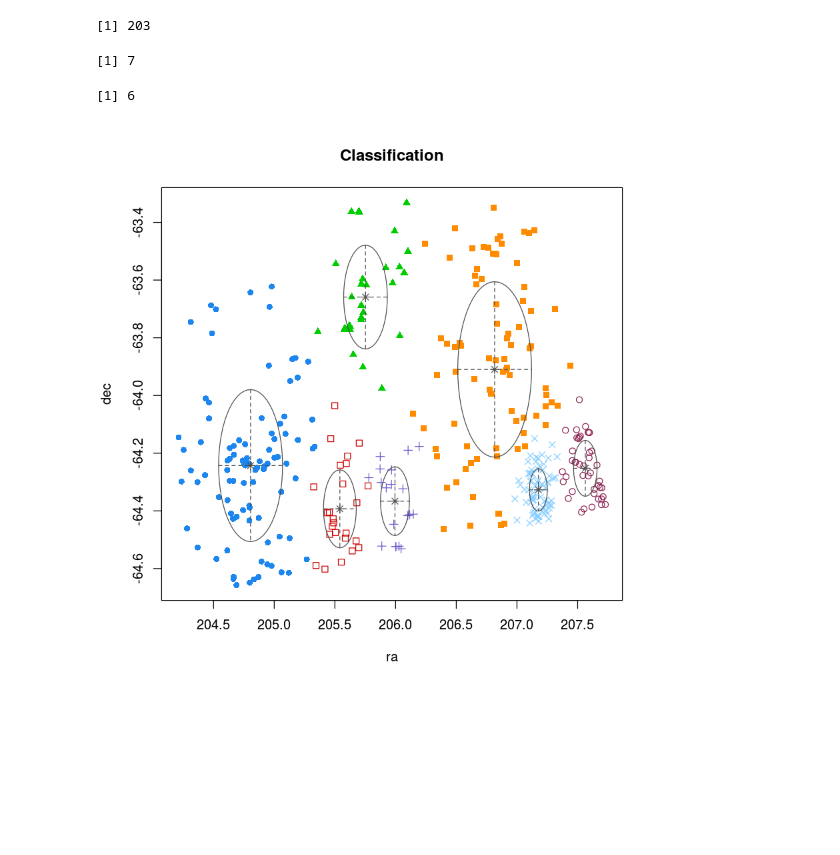
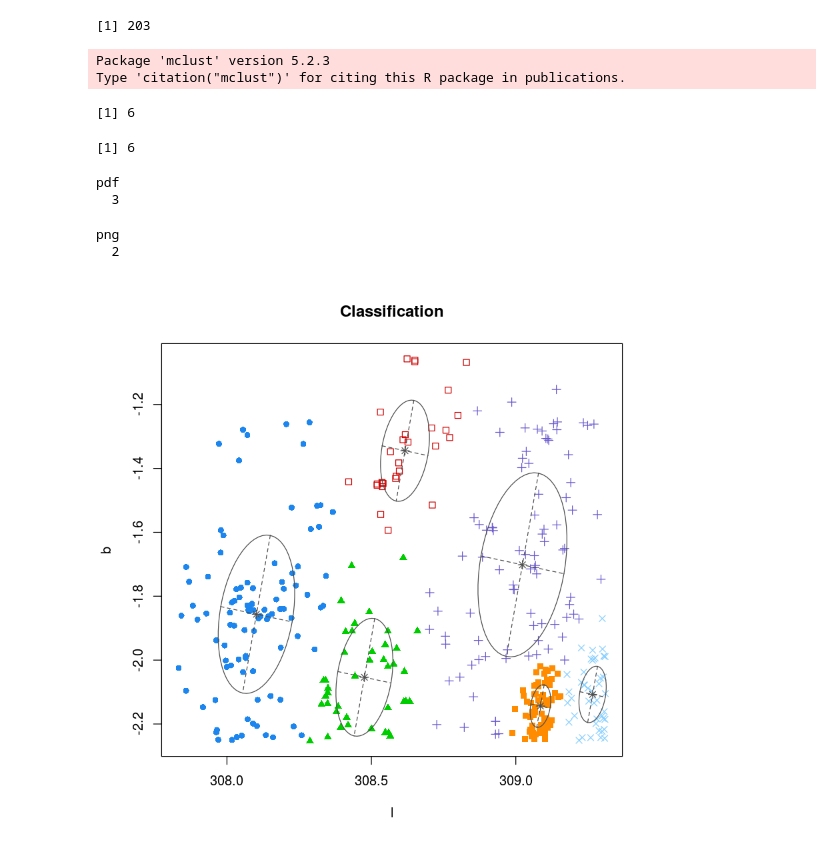
Before and after one commit to BrunoSanchez/VVV_galaxies, a Jupyter notebook: clustering.ipynb, the cells around one changed output. Saved outputs shown, nothing was run; the diff lists cells and outputs as text; code cells hidden in the pictures; blank space fills up the shorter version.

```diff
--- a/clustering.ipynb
+++ b/clustering.ipynb
@@ -30,6 +30,11 @@ ra <- dat$ra
 dec <- dat$dec
 
 dat <- dat[,-c(1,2,3,14)]
+# %%
+library('astrolibR')
+gal.coord <- glactc(ra,dec, j = 1,, degree = TRUE, year = 2000)
+l <- gal.coord$gl
+b <- gal.coord$gb
 # %%
 #Hagamos un clustering!
 
@@ -179,6 +184,6 @@ Si le agrego informacion sobre las magnitudes z e y (1 si las tiene, 0 sino) me
 # %% [markdown]
 ## Veamos que pasa si hacemos clustering con ra y dec!
 # %%
-pos <- data.frame(ra, dec)
+pos <- data.frame(l, b)
 plot(pos,pch=20)
 # %% [output]
@@ -186,21 +191,30 @@ plot(pos,pch=20)
 # %%
 #Cortamos por tile por que sino el mclust va a separar los 2 tiles simplemente
-tile1 <- subset(pos, pos$ra > 190)
-tile2 <- subset(pos, pos$ra < 190)
-length(tile1$ra)
-length(tile2$ra)
+tile1 <- subset(pos, pos$l > 300)
+tile2 <- subset(pos, pos$l < 300)
+length(tile1$l)
+length(tile2$l)
 # %% [output]
 [1] 369
 [1] 203
 # %%
+library('mclust')
 mc1 <- Mclust(tile1, G = 5:15)
 mc2 <- Mclust(tile2, G = 5:15)
 mc1$G
 mc2$G
 # %% [output]
-[1] 7
+Package 'mclust' version 5.2.3
+Type 'citation("mclust")' for citing this R package in publications.
 [1] 6
+[1] 6
 # %%
 plot(mc1,what='classification')
+dev.copy(pdf,'cumulo.pdf')
+dev.off()
 # %% [output]
+pdf
+  3
+png
+  2
-[figure, old version]
+[figure, new version]
```
Also changed, not shown: parts of 7 cells of this notebook, 2 other files.
